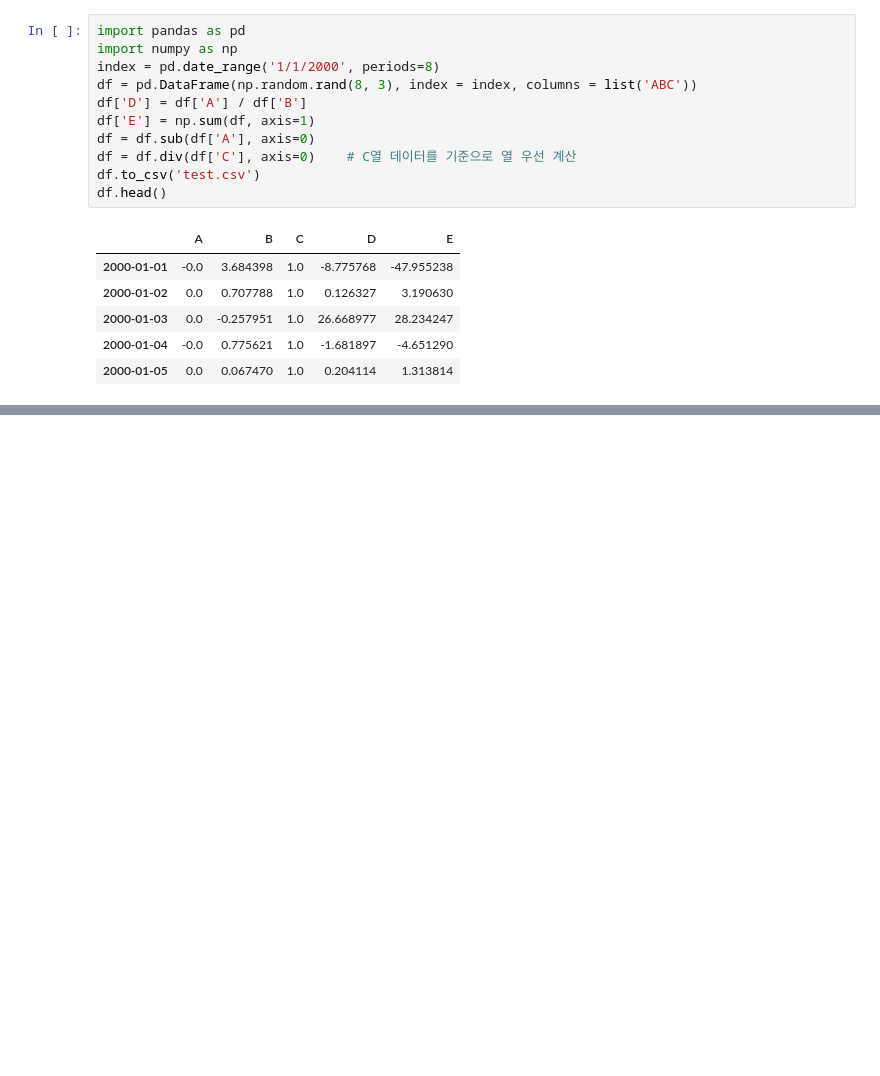
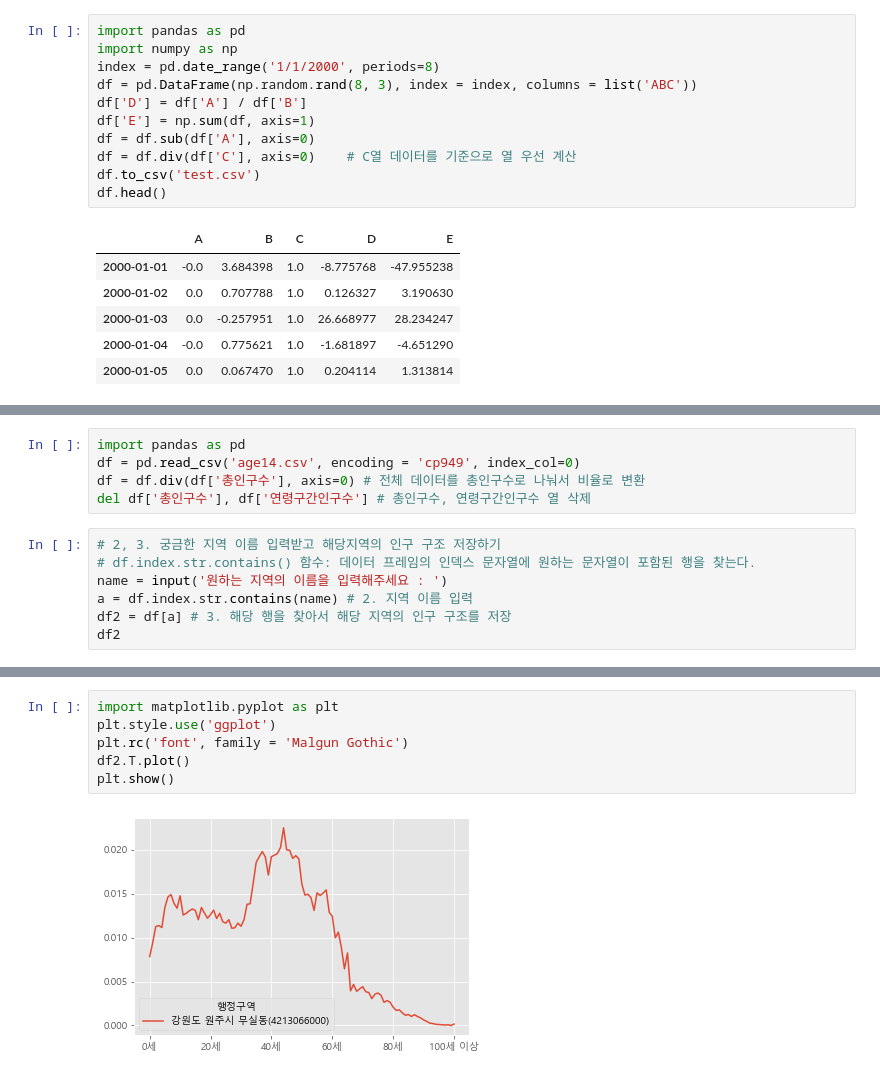
Before and after one commit to Park-Young-Bin/DataViusal_with_Python, a Jupyter notebook: Practice_unit15.ipynb, the cells around one changed output, grey strips where cells are left out. Saved outputs shown, nothing was run; the diff lists cells and outputs as text; blank space fills up the shorter version.

```diff
--- a/Practice_unit15.ipynb
+++ b/Practice_unit15.ipynb
@@ -315,0 +332,12 @@ df.head()
+# %%
+import pandas as pd
+df = pd.read_csv('age14.csv', encoding = 'cp949', index_col=0)
+df = df.div(df['총인구수'], axis=0) # 전체 데이터를 총인구수로 나눠서 비율로 변환
+del df['총인구수'], df['연령구간인구수'] # 총인구수, 연령구간인구수 열 삭제
+# %%
+# 2, 3. 궁금한 지역 이름 입력받고 해당지역의 인구 구조 저장하기
+# df.index.str.contains() 함수: 데이터 프레임의 인덱스 문자열에 원하는 문자열이 포함된 행을 찾는다.
+name = input('원하는 지역의 이름을 입력해주세요 : ')
+a = df.index.str.contains(name) # 2. 지역 이름 입력
+df2 = df[a] # 3. 해당 행을 찾아서 해당 지역의 인구 구조를 저장
+df2
@@ -315,0 +350,8 @@ df.head()
+# %%
+import matplotlib.pyplot as plt
+plt.style.use('ggplot')
+plt.rc('font', family = 'Malgun Gothic')
+df2.T.plot()
+plt.show()
+# %% [output]
+[figure, added]
```
Also changed, not shown: parts of 9 cells of this notebook.
